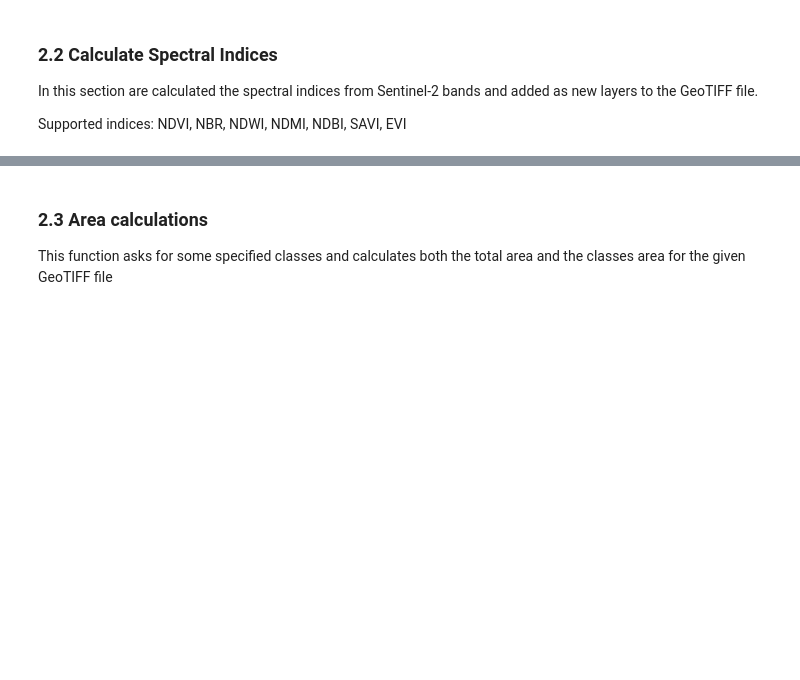
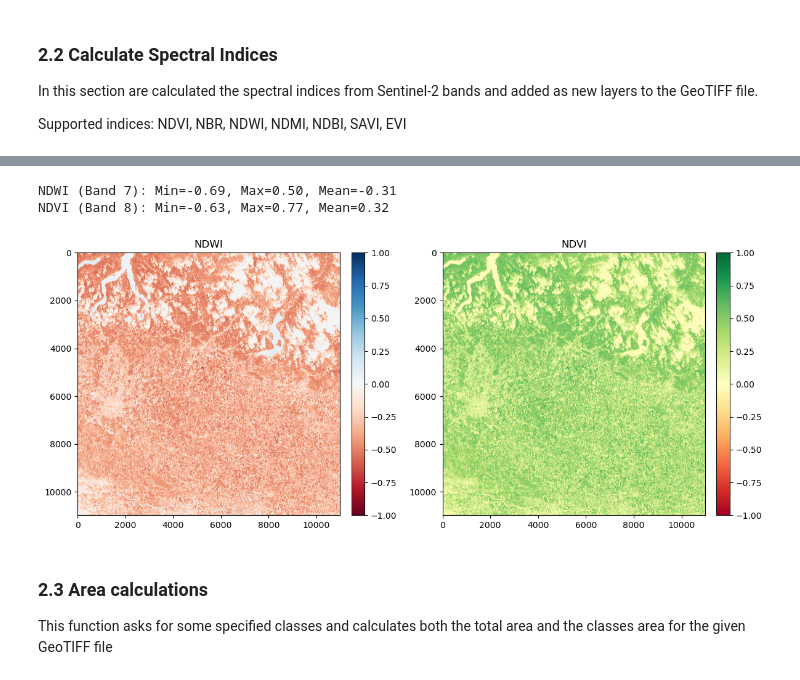
Before and after one commit to SvevaZ/GPProject, a Jupyter notebook: EXAMPLE.ipynb, the cells around one changed output, grey strips where cells are left out. Saved outputs shown, nothing was run; the diff lists cells and outputs as text; code cells hidden in the pictures; blank space fills up the shorter version.

```diff
--- a/EXAMPLE.ipynb
+++ b/EXAMPLE.ipynb
@@ -265,30 +280,54 @@ NDWI (Band 9): Min=-0.72, Max=0.59
+# %%
+# optional print of the index statistics
+with rasterio.open(tiff_with_indices) as src:
+    band_names = src.descriptions #gets band names
+
+    for i, band_name in enumerate(band_names, start=1):
+        if band_name.upper() in index_list:
+            data = src.read(i)
+            print(f"{band_name} (Band {i}): "
+                  f"Min={np.nanmin(data):.2f}, "
+                  f"Max={np.nanmax(data):.2f}, "
+                  f"Mean={np.nanmean(data):.2f}")
+# %% [output]
+NDWI (Band 7): Min=-0.69, Max=0.50, Mean=-0.31
+NDVI (Band 8): Min=-0.63, Max=0.77, Mean=0.32
 # %%
-# optional plot to see the indices
-fig, axes = plt.subplots(1, 3, figsize=(18, 5))
+# Palette predefined for each index
+colormaps = {
+    "NDVI": plt.cm.RdYlGn,
+    "NBR": plt.cm.RdYlGn,
+    "NDWI": plt.cm.RdBu,
+    "NDMI": plt.cm.BrBG,
+    "NDBI": plt.cm.PuOr,
+    "SAVI": plt.cm.YlGn,
+    "EVI": plt.cm.RdYlBu
+}
 
-# --- NDVI ---
-cmap_ndvi = plt.cm.RdYlGn
-cmap_ndvi.set_bad(color='white')
-im1 = axes[0].imshow(ndvi, cmap=cmap_ndvi, vmin=-1, vmax=1)
-axes[0].set_title("NDVI")
-fig.colorbar(im1, ax=axes[0], fraction=0.046, pad=0.04)
+with rasterio.open(tiff_with_indices) as src:
 
-# --- NBR ---
-cmap_nbr = plt.cm.RdYlGn
-cmap_nbr.set_bad(color='white')
-im2 = axes[1].imshow(nbr, cmap=cmap_nbr, vmin=-1, vmax=1)
-axes[1].set_title("NBR")
-fig.colorbar(im2, ax=axes[1], fraction=0.046, pad=0.04)
+    fig, axes = plt.subplots(1, len(index_list), figsize=(6*len(index_list), 5))
+    if len(index_list) == 1:
+        axes = [axes]  # handles the case with len = 1
 
-# --- NDWI ---
-cmap_ndwi = plt.cm.RdBu
-cmap_ndwi.set_bad(color='white')
-im3 = axes[2].imshow(ndwi, cmap=cmap_ndwi, vmin=-1, vmax=1)
-axes[2].set_title("NDWI (Red = Soil, Blue = Water)")
-fig.colorbar(im3, ax=axes[2], fraction=0.046, pad=0.04)
+    for ax, idx in zip(axes, index_list):
+        if idx in band_names:
+            band_num = band_names.index(idx) + 1
+            data = src.read(band_num)
 
-plt.tight_layout()
-plt.show()
+            cmap = colormaps.get(idx, plt.cm.viridis)
+            cmap.set_bad(color="white")
+
+            im = ax.imshow(data, cmap=cmap, vmin=-1, vmax=1)
+            ax.set_title(idx)
+            fig.colorbar(im, ax=ax, fraction=0.046, pad=0.04)
+        else:
+            ax.set_title(f"{idx} not found")
+
+    plt.tight_layout()
+    plt.show()
+# %% [output]
+[figure, added]
 # %% [markdown]
 ### 2.3 Area calculations
 This function asks for some specified classes and calculates both the total area and the classes area for the given GeoTIFF file
```
Also changed, not shown: parts of 26 cells of this notebook, 1 other file.
